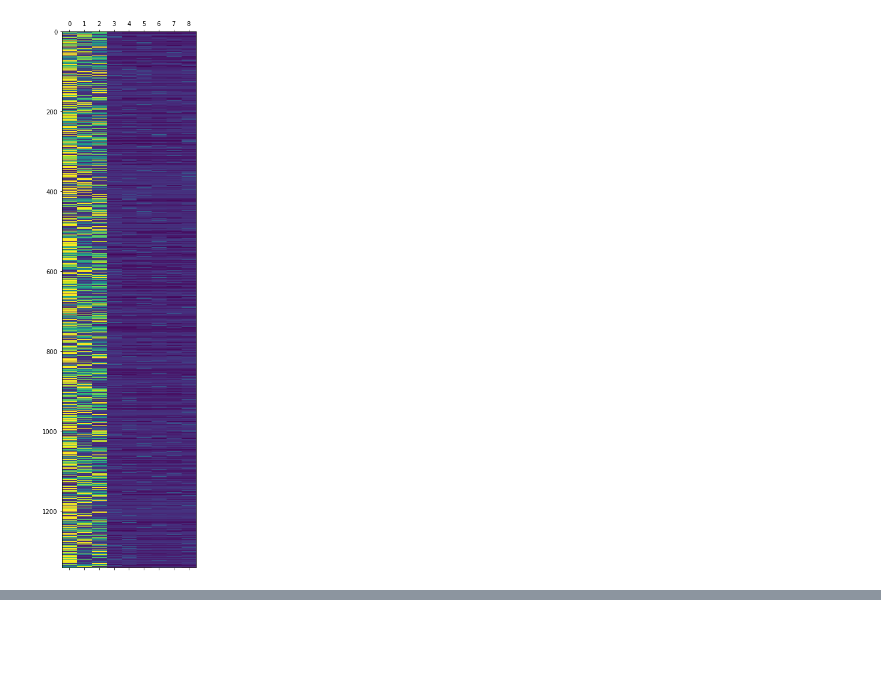
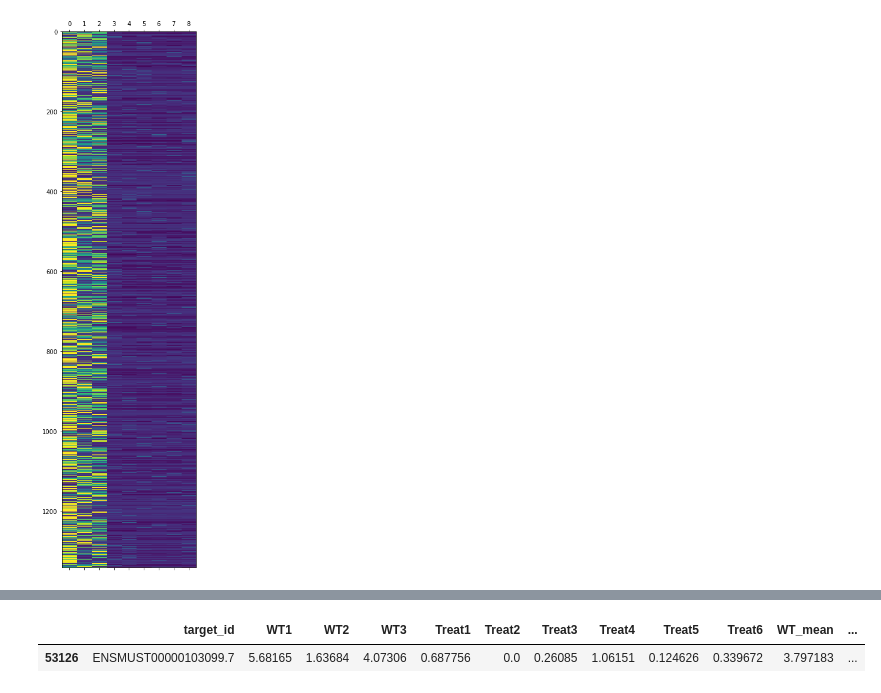
Before and after one commit to k821209/biocoding_lecture, a Jupyter notebook: RNAseq 분석.ipynb, the cells around one changed output, grey strips where cells are left out. Saved outputs shown, nothing was run; the diff lists cells and outputs as text; code cells hidden in the pictures; blank space fills up the shorter version.

```diff
--- a/RNAseq 분석.ipynb
+++ b/RNAseq 분석.ipynb
@@ -157,0 +187,6 @@ plt.show()
+# %%
+m = df['target_id'] == 'ENSMUST00000103099.7'
+df[m]
+# %% [output]
+|  | target_id | WT1 | WT2 | WT3 | Treat1 | Treat2 | Treat3 | Treat4 | Treat5 | Treat6 | WT_mean | ... |
+| 53126 | ENSMUST00000103099.7 | 5.68165 | 1.63684 | 4.07306 | 0.687756 | 0.0 | 0.26085 | 1.06151 | 0.124626 | 0.339672 | 3.797183 | ... |
```
Also changed, not shown: parts of 18 cells of this notebook, 1 other file.
